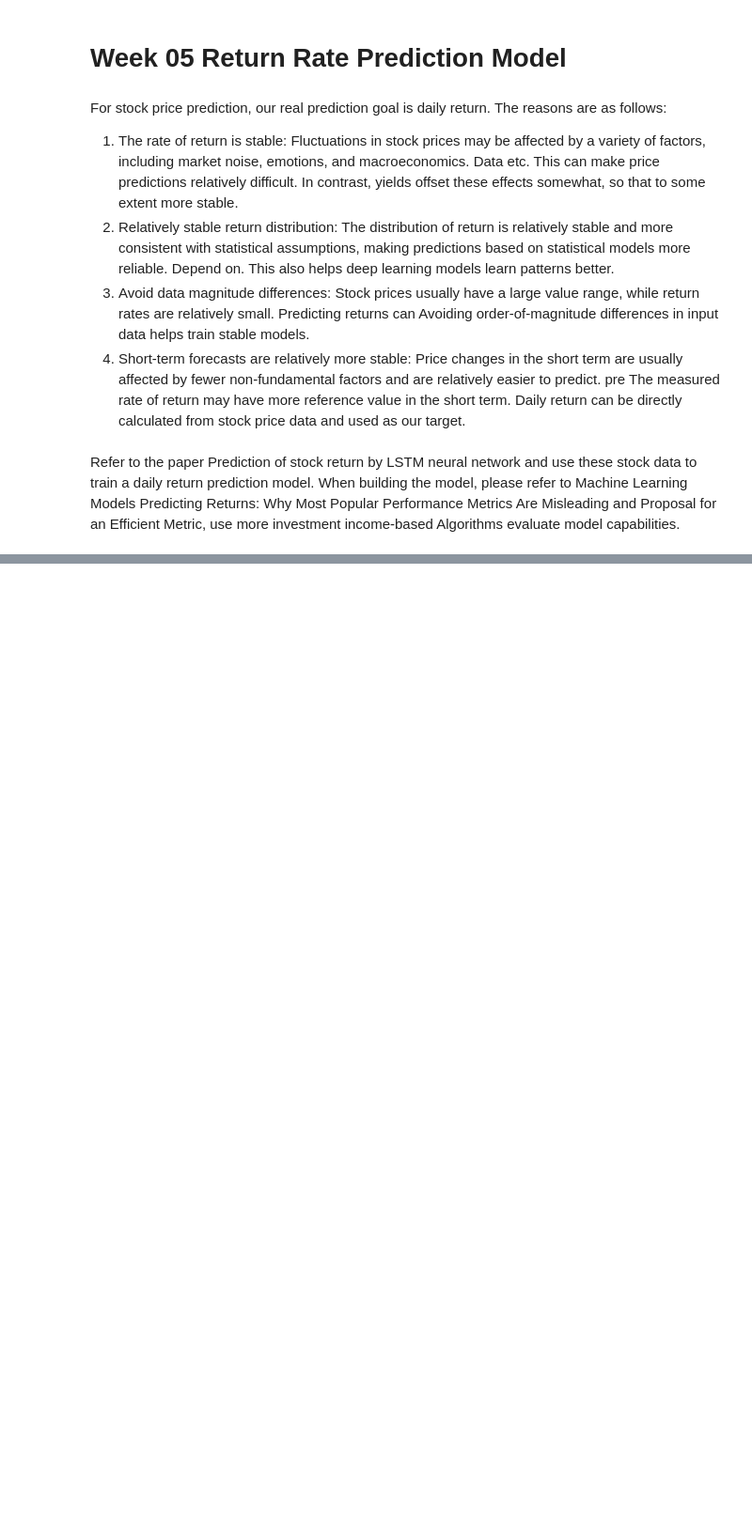
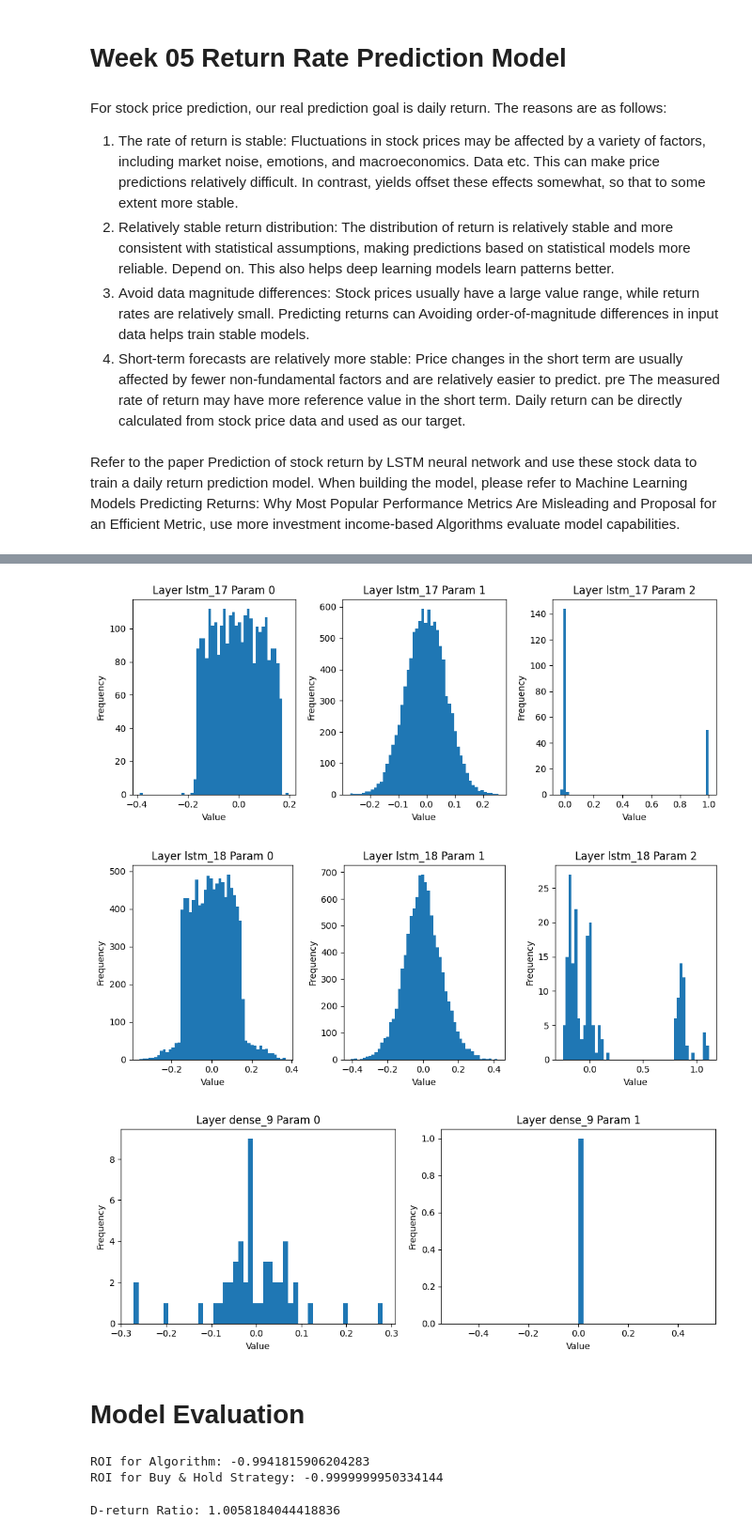
Before and after one commit to LibertyChaser/price_prediction, a Jupyter notebook: code/notebooks/w5_Return_Rate_Prediction_Model.ipynb, the cells around one changed output, grey strips where cells are left out. Shown at 94% size. Drawn from its saved outputs; the diff is of its cells as text; code cells hidden in the pictures; blank space fills up the shorter version.

```diff
--- a/code/notebooks/w5_Return_Rate_Prediction_Model.ipynb
+++ b/code/notebooks/w5_Return_Rate_Prediction_Model.ipynb
@@ -20,0 +233,64 @@ Algorithms evaluate model capabilities.
+# %%
+# extract the model's layers
+layers = model.layers
+
+# loop through the layers
+for layer in layers:
+    weights = layer.get_weights() # get the weights
+    if len(weights) > 0:
+        # plot the weights
+        plt.figure(figsize=(10, 4))
+        for i, weight in enumerate(weights):
+            plt.subplot(1, len(weights), i + 1)
+            plt.hist(weight.flatten(), bins=50)
+            plt.title(f'Layer {layer.name} Param {i}')
+            plt.xlabel('Value')
+            plt.ylabel('Frequency')
+        plt.tight_layout()
+        plt.show()
+# %% [output]
+[figure, added]
+[figure, added]
+[figure, added]
+# %% [markdown]
+# Model Evaluation
+# %%
+def calculate_roi(data, initial_investment=1):
+    """
+    Calculate the Return on Investment (ROI) for a given data set.
+
+    Parameters:
+    data (pd.Series): Time series data of returns.
+    initial_investment (float): Initial amount invested (default is 1).
+
+    Returns:
+    float: The ROI.
+    """
+    # calculate the cumulative return
+    cumulative_return = (1 + data).cumprod().iloc[-1] - 1
+    # calculate the ROI
+    roi = initial_investment * cumulative_return
+    return roi
+
+
+# calculate the ROI for the buy and hold strategy
+roi_bh = calculate_roi(combined_data['daily_return'])
+
+# convert the predicted returns to a series
+predicted_returns_series = pd.Series(y_pred.flatten())
+
+# calculate the ROI for the algorithm
+roi_algo = calculate_roi(predicted_returns_series)
+
+print("ROI for Algorithm:", roi_algo)
+print("ROI for Buy & Hold Strategy:", roi_bh)
+# %% [output]
+ROI for Algorithm: -0.9941815906204283
+ROI for Buy & Hold Strategy: -0.9999999950334144
+# %%
+# calculate the D-Return Ratio
+d_return = 1 + (roi_algo - roi_bh) / abs(roi_bh)
+
+print("D-return Ratio:", d_return)
+# %% [output]
+D-return Ratio: 1.0058184044418836
```
Also changed, not shown: parts of 23 cells of this notebook.
